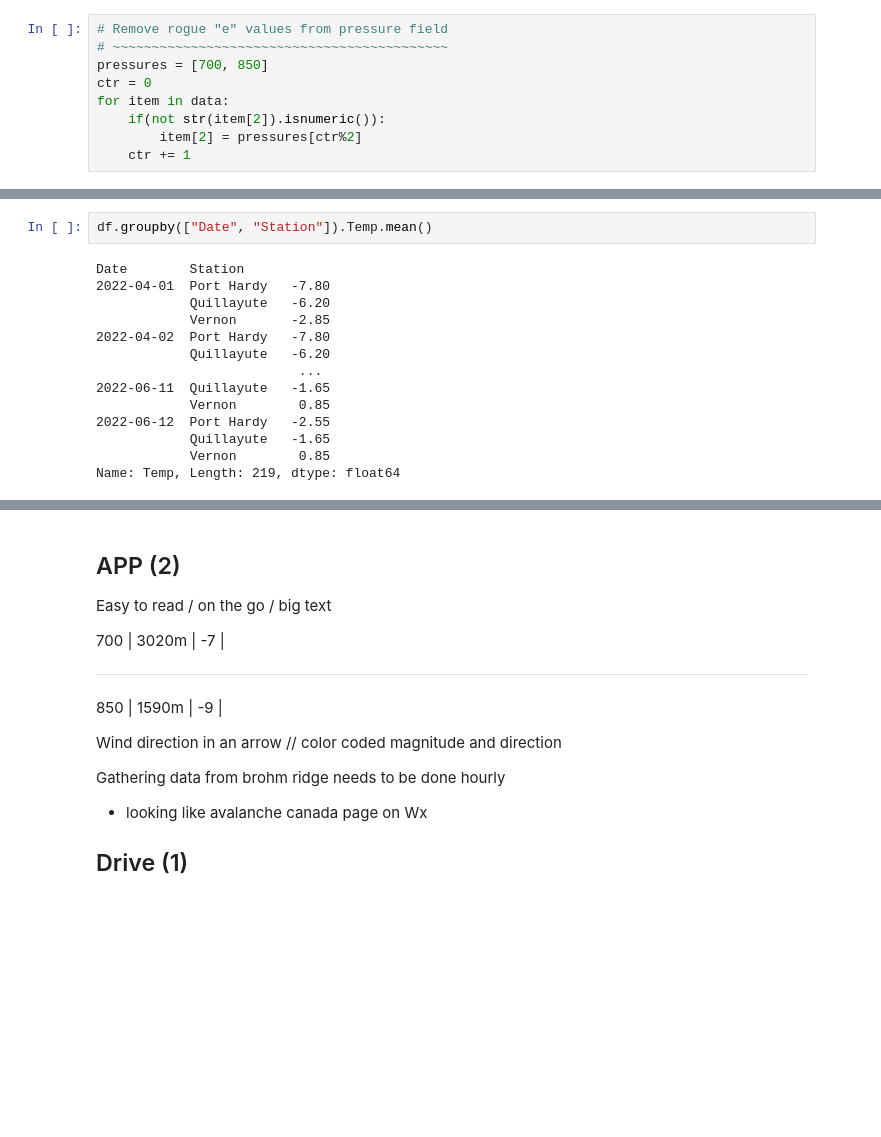
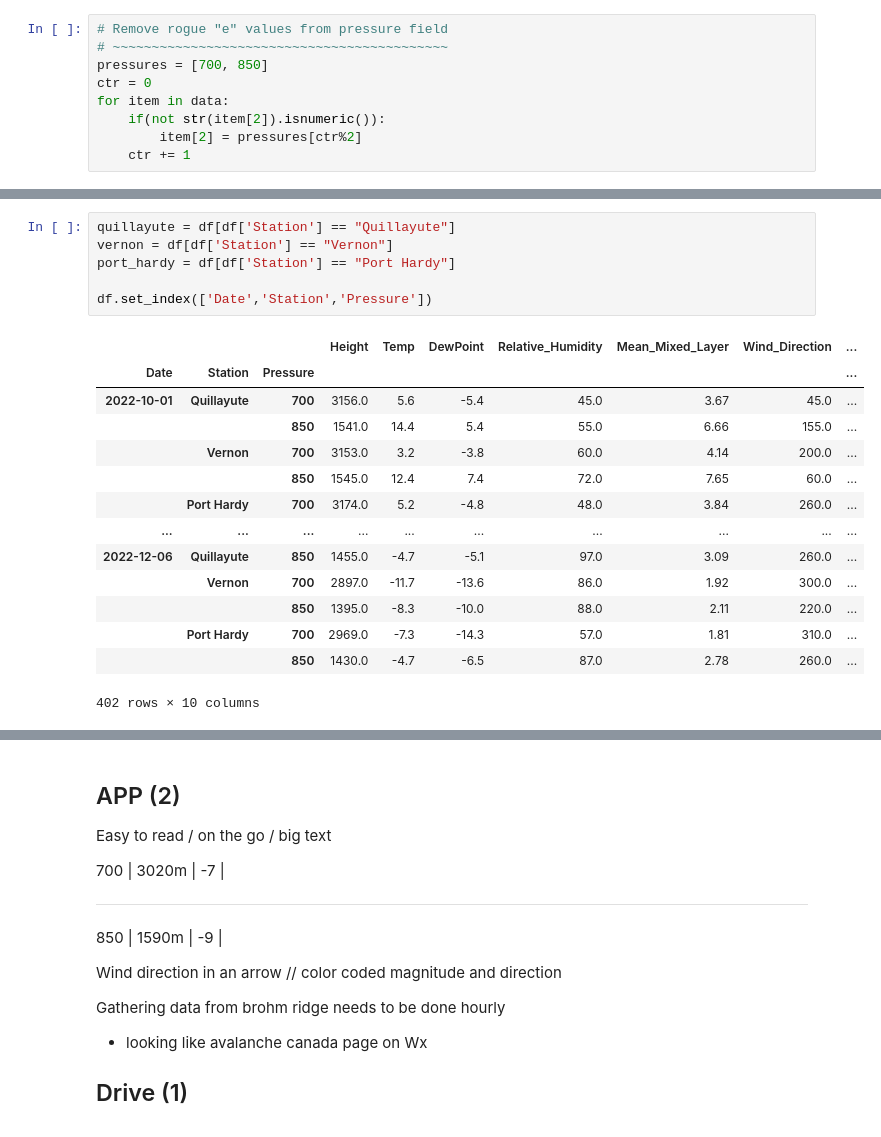
Before and after one commit to lck3nny/AuroraBC, a Jupyter notebook: Scraper/Scraper.ipynb, the cells around one changed output, grey strips where cells are left out. Cells and saved outputs as stored; diff of their text form; blank space fills up the shorter version.

```diff
--- a/Scraper/Scraper.ipynb
+++ b/Scraper/Scraper.ipynb
@@ -146,16 +220,21 @@ RangeIndex(start=0, stop=438, step=1)
 # %%
-df.groupby(["Date", "Station"]).Temp.mean()
+quillayute = df[df['Station'] == "Quillayute"]
+vernon = df[df['Station'] == "Vernon"]
+port_hardy = df[df['Station'] == "Port Hardy"]
+
+df.set_index(['Date','Station','Pressure'])
 # %% [output]
+|  |  |  | Height | Temp | DewPoint | Relative_Humidity | Mean_Mixed_Layer | Wind_Direction | ... |
+| Date | Station | Pressure |  |  |  |  |  |  | ... |
+| 2022-10-01 | Quillayute | 700 | 3156.0 | 5.6 | -5.4 | 45.0 | 3.67 | 45.0 | ... |
+|  |  | 850 | 1541.0 | 14.4 | 5.4 | 55.0 | 6.66 | 155.0 | ... |
+|  | Vernon | 700 | 3153.0 | 3.2 | -3.8 | 60.0 | 4.14 | 200.0 | ... |
+|  |  | 850 | 1545.0 | 12.4 | 7.4 | 72.0 | 7.65 | 60.0 | ... |
+|  | Port Hardy | 700 | 3174.0 | 5.2 | -4.8 | 48.0 | 3.84 | 260.0 | ... |
+| ... | ... | ... | ... | ... | ... | ... | ... | ... | ... |
+| 2022-12-06 | Quillayute | 850 | 1455.0 | -4.7 | -5.1 | 97.0 | 3.09 | 260.0 | ... |
+|  | Vernon | 700 | 2897.0 | -11.7 | -13.6 | 86.0 | 1.92 | 300.0 | ... |
+|  |  | 850 | 1395.0 | -8.3 | -10.0 | 88.0 | 2.11 | 220.0 | ... |
+|  | Port Hardy | 700 | 2969.0 | -7.3 | -14.3 | 57.0 | 1.81 | 310.0 | ... |
+|  |  | 850 | 1430.0 | -4.7 | -6.5 | 87.0 | 2.78 | 260.0 | ... |
-Date        Station
-2022-04-01  Port Hardy   -7.80
-            Quillayute   -6.20
-            Vernon       -2.85
-2022-04-02  Port Hardy   -7.80
-            Quillayute   -6.20
-                          ...
-2022-06-11  Quillayute   -1.65
-            Vernon        0.85
-2022-06-12  Port Hardy   -2.55
-            Quillayute   -1.65
-            Vernon        0.85
-Name: Temp, Length: 219, dtype: float64
+402 rows × 10 columns
```
Also changed, not shown: parts of 24 cells of this notebook, 4 other files.
